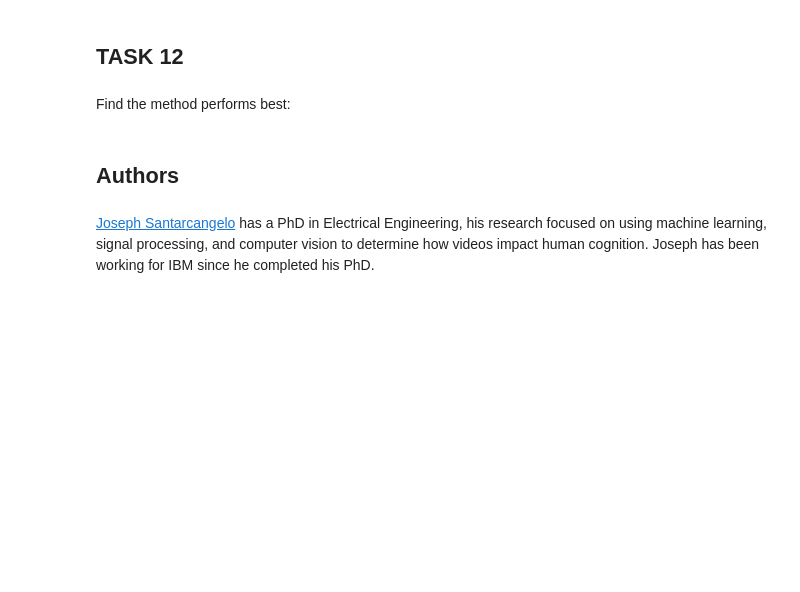
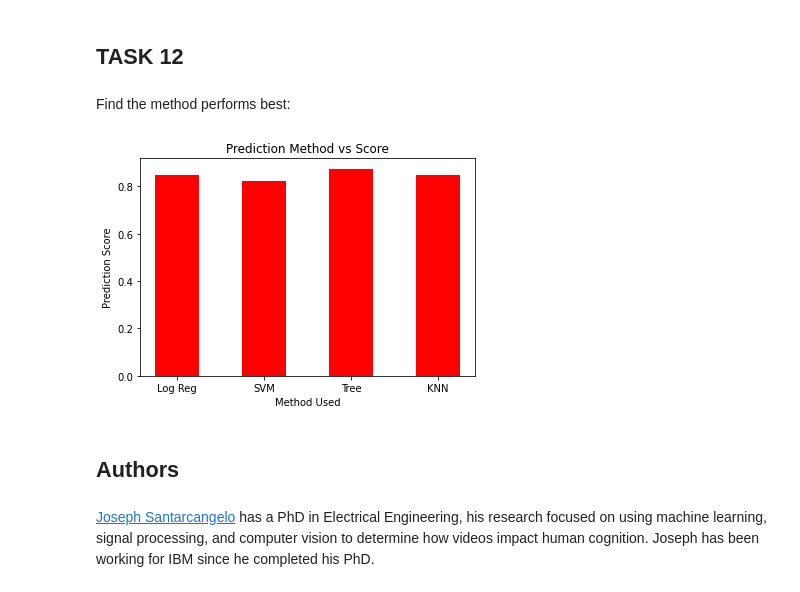
Before and after one commit to NazishZaidi/coursera, a Jupyter notebook: Machine Learning Prediction.ipynb, the cells around one changed output. Saved outputs shown, nothing was run; the diff lists cells and outputs as text; code cells hidden in the pictures; blank space fills up the shorter version.

```diff
--- a/Machine Learning Prediction.ipynb
+++ b/Machine Learning Prediction.ipynb
@@ -348,6 +348,22 @@ plot_confusion_matrix(Y_test,yhat)
 ## TASK  12
 # %% [markdown]
 Find the method performs best:
+# %%
+data = {'Log Reg':logreg_cv.best_score_, 'SVM':svm_cv.best_score_, 'Tree':tree_cv.best_score_,
+        'KNN':knn_cv.best_score_}
+method = list(data.keys())
+score = list(data.values())
+
+
+plt.bar(method, score, color ='red',
+        width = 0.5)
+
+plt.xlabel("Method Used")
+plt.ylabel("Prediction Score")
+plt.title("Prediction Method vs Score")
+plt.show()
+# %% [output]
+[figure, added]
 # %% [markdown]
 ## Authors
 # %% [markdown]
```
Also changed, not shown: parts of 4 cells of this notebook.
